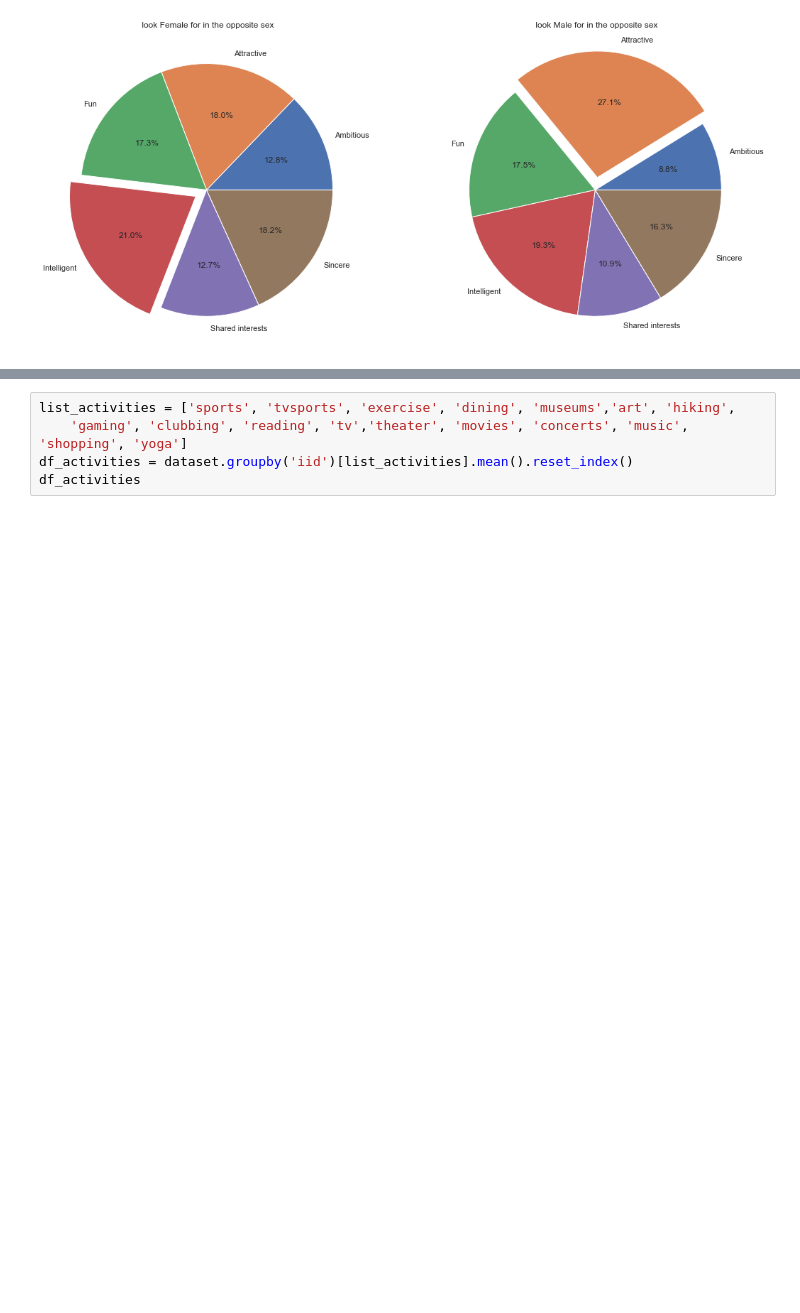
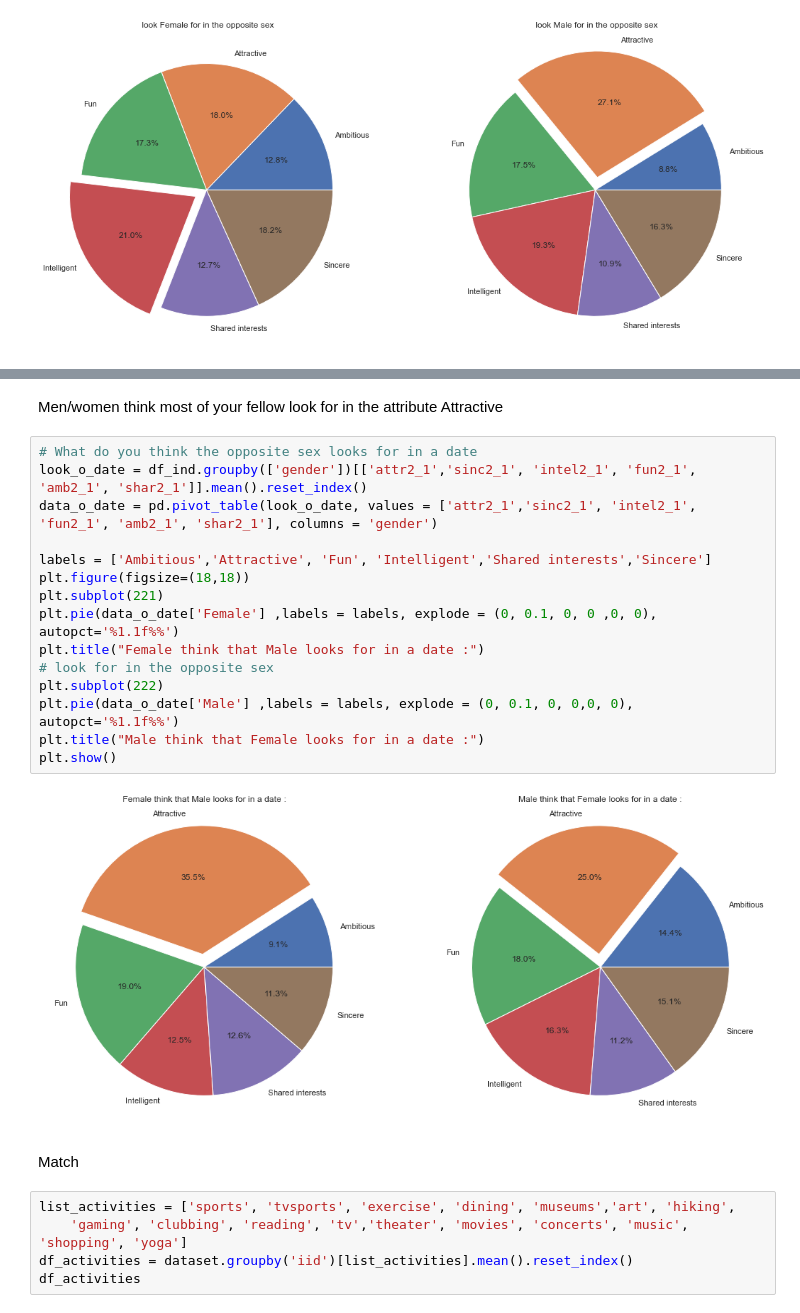
Before and after one commit to Stylomines/speed_dating, a Jupyter notebook: 01-Project_speed_dating.ipynb, the cells around one changed output, grey strips where cells are left out. Cells and saved outputs as stored; diff of their text form; blank space fills up the shorter version.

```diff
--- a/01-Project_speed_dating.ipynb
+++ b/01-Project_speed_dating.ipynb
@@ -211,3 +234,24 @@ plt.show()
+# %% [markdown]
+Men/women think most of your fellow look for in the attribute Attractive
+# %%
+# What do you think the opposite sex looks for in a date
+look_o_date = df_ind.groupby(['gender'])[['attr2_1','sinc2_1', 'intel2_1', 'fun2_1', 'amb2_1', 'shar2_1']].mean().reset_index()
+data_o_date = pd.pivot_table(look_o_date, values = ['attr2_1','sinc2_1', 'intel2_1', 'fun2_1', 'amb2_1', 'shar2_1'], columns = 'gender')
+
+labels = ['Ambitious','Attractive', 'Fun', 'Intelligent','Shared interests','Sincere']
+plt.figure(figsize=(18,18))
+plt.subplot(221)
+plt.pie(data_o_date['Female'] ,labels = labels, explode = (0, 0.1, 0, 0 ,0, 0), autopct='%1.1f%%')
+plt.title("Female think that Male looks for in a date :")
+# look for in the opposite sex
+plt.subplot(222)
+plt.pie(data_o_date['Male'] ,labels = labels, explode = (0, 0.1, 0, 0,0, 0), autopct='%1.1f%%')
+plt.title("Male think that Female looks for in a date :")
+plt.show()
+# %% [output]
+[figure, added]
+# %% [markdown]
+Match
 # %%
 list_activities = ['sports', 'tvsports', 'exercise', 'dining', 'museums','art', 'hiking',
 	'gaming', 'clubbing', 'reading', 'tv','theater', 'movies', 'concerts', 'music', 'shopping', 'yoga']
```
Also changed, not shown: parts of 5 cells of this notebook.
